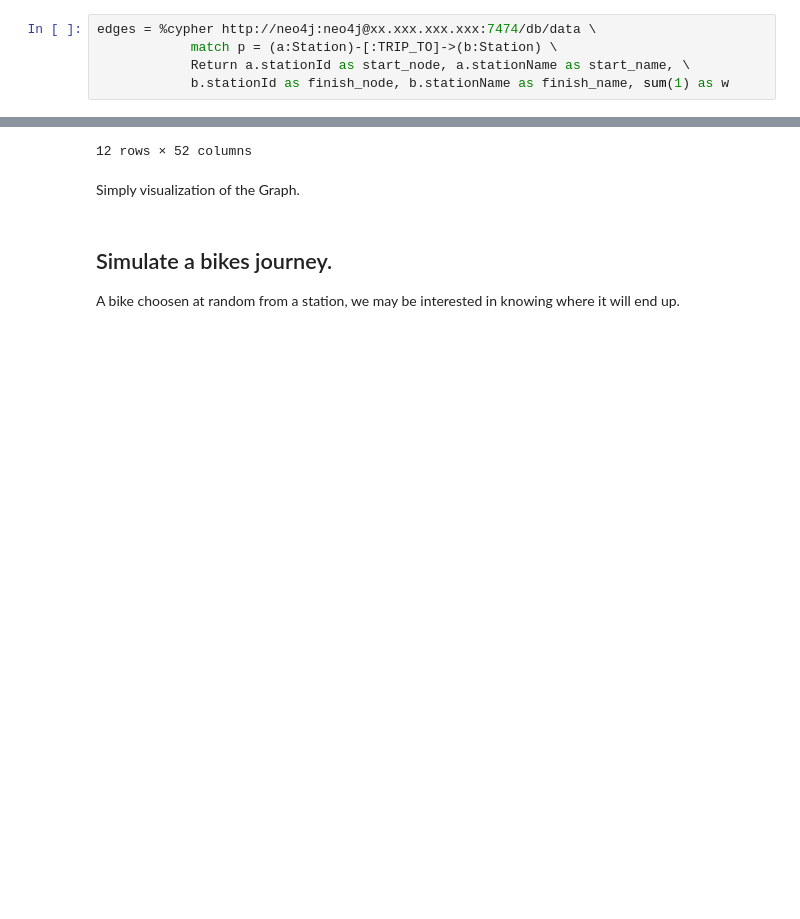
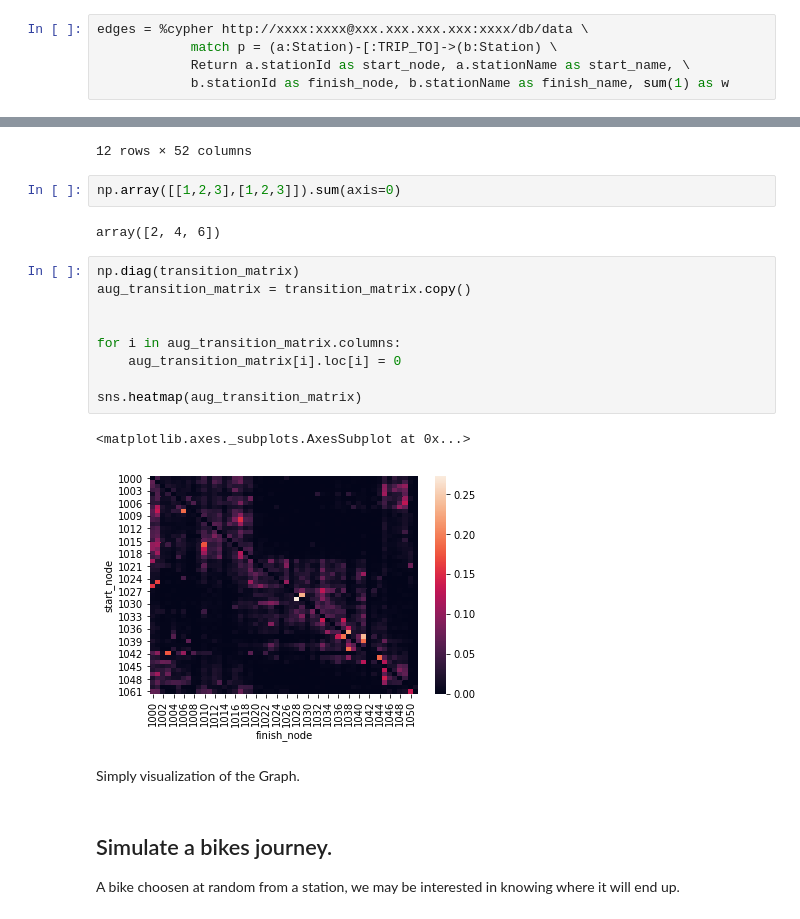
Before and after one commit to timsetsfire/pgh-bike-share, a Jupyter notebook: notebooks/pgh bike data.ipynb, the cells around one changed output, grey strips where cells are left out. Saved outputs shown, nothing was run; the diff lists cells and outputs as text; blank space fills up the shorter version.

Commit message:
minor edit to 'pgh bike data.ipynb'

```diff
--- a/notebooks/pgh bike data.ipynb
+++ b/notebooks/pgh bike data.ipynb
@@ -53,7 +53,7 @@ We will aggregate the original graph, i.e., count the number of trips that start
 
 Equivalent to `select start, end, sum(1) from trips group by 1,2`
 # %%
-edges = %cypher http://neo4j:neo4j@xx.xxx.xxx.xxx:7474/db/data \
+edges = %cypher http://xxxx:xxxx@xxx.xxx.xxx.xxx:xxxx/db/data \
             match p = (a:Station)-[:TRIP_TO]->(b:Station) \
             Return a.stationId as start_node, a.stationName as start_name, \
             b.stationId as finish_node, b.stationName as finish_name, sum(1) as w
@@ -127,6 +127,22 @@ transition_matrix.head(12)
 | 1010 | 0.050276 | 0.045718 | 0.005525 | 0.010083 | 0.006630 | 0.007873 | 0.005939 | 0.004006 | 0.002901 | 0.015193 | ... | ... |
 | 1011 | 0.029097 | 0.033551 | 0.005048 | 0.004751 | 0.003266 | 0.005344 | 0.005938 | 0.001781 | 0.001781 | 0.010689 | ... | ... |
 12 rows × 52 columns
+# %%
+np.array([[1,2,3],[1,2,3]]).sum(axis=0)
+# %% [output]
+array([2, 4, 6])
+# %%
+np.diag(transition_matrix)
+aug_transition_matrix = transition_matrix.copy()
+
+
+for i in aug_transition_matrix.columns:
+    aug_transition_matrix[i].loc[i] = 0
+
+sns.heatmap(aug_transition_matrix)
+# %% [output]
+<matplotlib.axes._subplots.AxesSubplot at 0x...>
+[figure, added]
 # %% [markdown]
 Simply visualization of the Graph.
 # %% [markdown]
```
Also changed, not shown: parts of 1 cell of this notebook.
